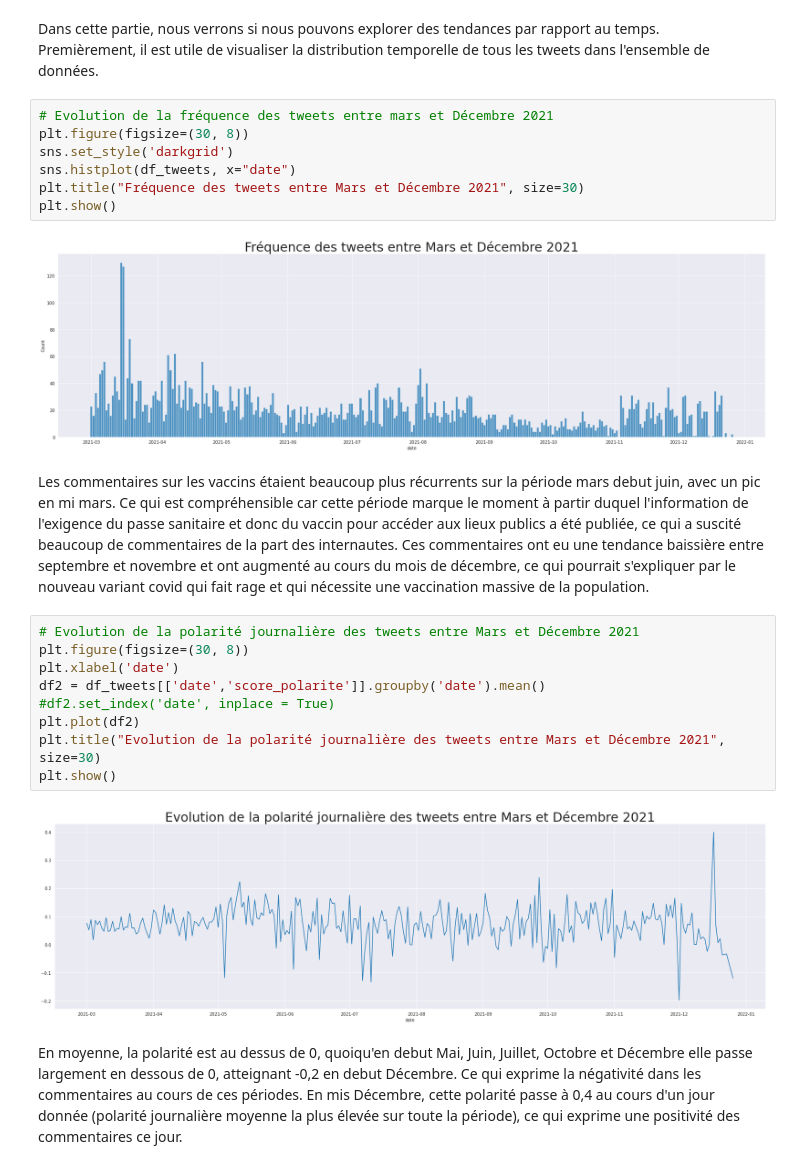
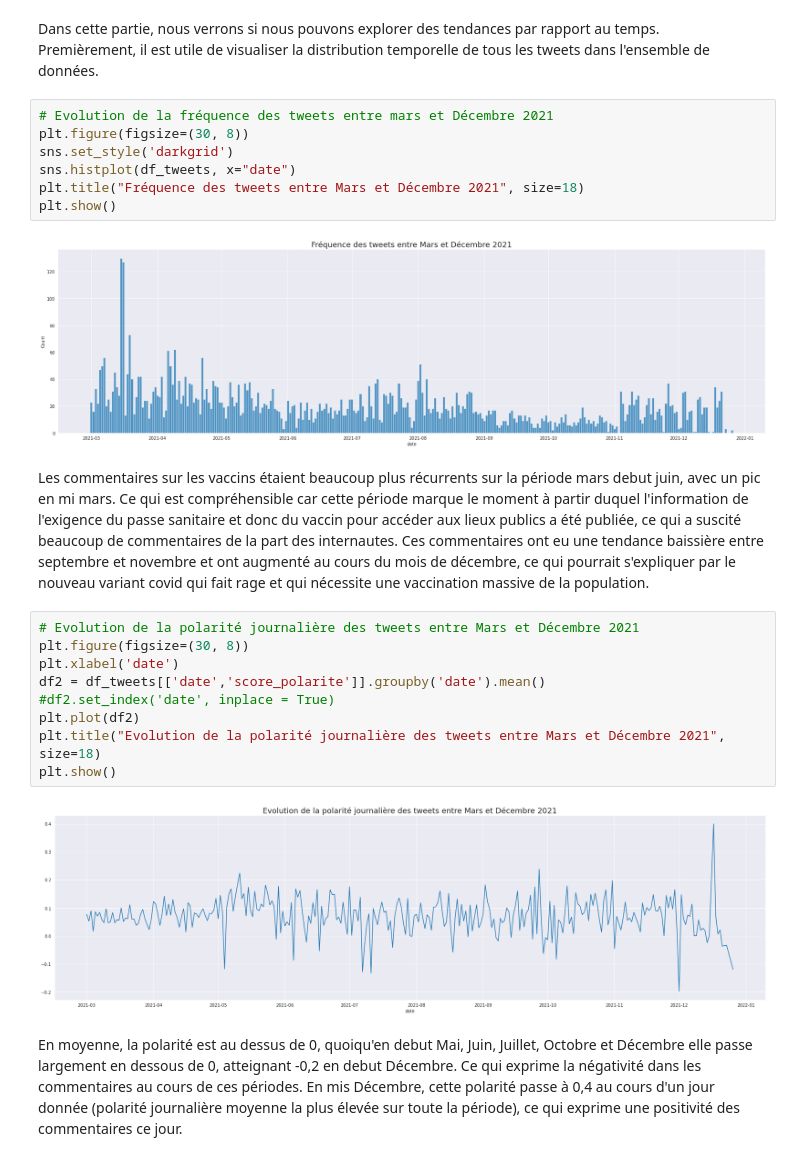
Before and after one commit to konkinit/sentiment_analysis, a Jupyter notebook: Notebook_Analyse.ipynb, the cells around one changed output. Drawn from its saved outputs; the diff is of its cells as text.

```diff
--- a/Notebook_Analyse.ipynb
+++ b/Notebook_Analyse.ipynb
@@ -503,23 +507,23 @@ Premièrement, il est utile de visualiser la distribution temporelle de tous les
 plt.figure(figsize=(30, 8))
 sns.set_style('darkgrid')
 sns.histplot(df_tweets, x="date")
-plt.title("Fréquence des tweets entre Mars et Décembre 2021", size=30)
+plt.title("Fréquence des tweets entre Mars et Décembre 2021", size=18)
 plt.show()
 # %% [output]
-[figure, old version]
+[figure, new version]
 # %% [markdown]
 Les commentaires sur les vaccins étaient beaucoup plus récurrents sur la période mars debut juin, avec un pic en mi mars. Ce qui est compréhensible car cette période marque le moment à partir duquel l'information de l'exigence du passe sanitaire et donc du vaccin pour accéder aux lieux publics a été publiée, ce qui a suscité beaucoup de commentaires de la part des internautes. Ces commentaires ont eu une tendance baissière entre septembre et novembre et ont augmenté au cours du mois de décembre, ce qui pourrait s'expliquer par le nouveau variant covid qui fait rage et qui nécessite une vaccination massive de la population.
 # %%
 # Evolution de la polarité journalière des tweets entre Mars et Décembre 2021
 plt.figure(figsize=(30, 8))
 plt.xlabel('date')
 df2 = df_tweets[['date','score_polarite']].groupby('date').mean()
 #df2.set_index('date', inplace = True)
 plt.plot(df2)
-plt.title("Evolution de la polarité journalière des tweets entre Mars et Décembre 2021", size=30)
+plt.title("Evolution de la polarité journalière des tweets entre Mars et Décembre 2021", size=18)
 plt.show()
 # %% [output]
-[figure, old version]
+[figure, new version]
 # %% [markdown]
 En moyenne, la polarité est au dessus de 0, quoiqu'en debut Mai, Juin, Juillet, Octobre et Décembre elle passe largement en dessous de 0, atteignant -0,2 en debut Décembre. Ce qui exprime la négativité dans les commentaires au cours de ces périodes. En mis Décembre, cette polarité passe à 0,4 au cours d'un jour donnée (polarité journalière moyenne la plus élevée sur toute la période), ce qui exprime une positivité des commentaires ce jour.
 # %% [markdown]
```
Also changed, not shown: parts of 23 cells of this notebook, 3 other files.
